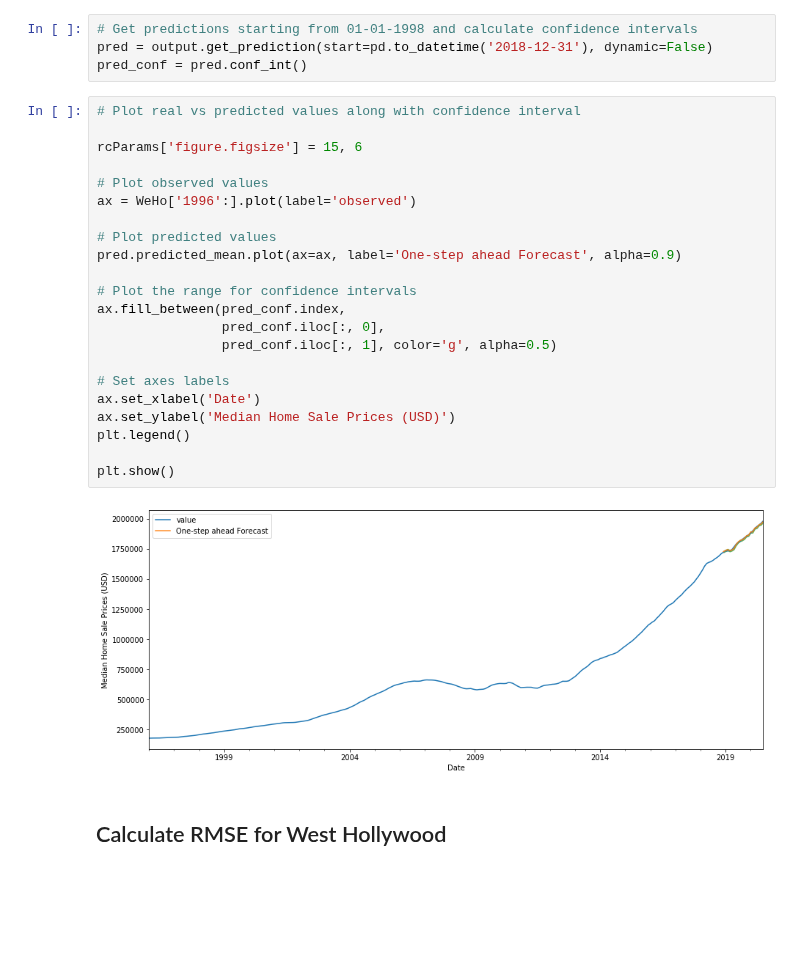
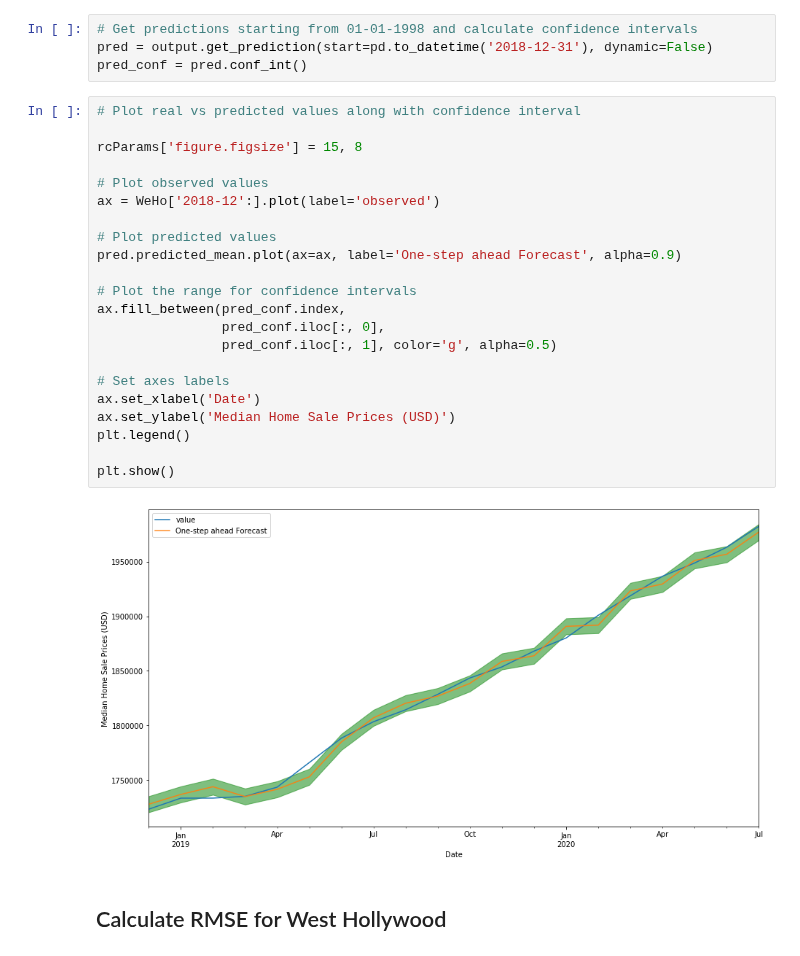
Before and after one commit to JessicaFB/Apple-vs-Android-Twitter-NLP, a Jupyter notebook: starter_notebook.ipynb, the cells around one changed output. Drawn from its saved outputs; the diff is of its cells as text; blank space fills up the shorter version.

```diff
--- a/starter_notebook.ipynb
+++ b/starter_notebook.ipynb
@@ -457,27 +457,27 @@ pred_conf = pred.conf_int()
 # %%
 # Plot real vs predicted values along with confidence interval
 
-rcParams['figure.figsize'] = 15, 6
+rcParams['figure.figsize'] = 15, 8
 
 # Plot observed values
-ax = WeHo['1996':].plot(label='observed')
+ax = WeHo['2018-12':].plot(label='observed')
 
 # Plot predicted values
 pred.predicted_mean.plot(ax=ax, label='One-step ahead Forecast', alpha=0.9)
 
 # Plot the range for confidence intervals
 ax.fill_between(pred_conf.index,
                 pred_conf.iloc[:, 0],
                 pred_conf.iloc[:, 1], color='g', alpha=0.5)
 
 # Set axes labels
 ax.set_xlabel('Date')
 ax.set_ylabel('Median Home Sale Prices (USD)')
 plt.legend()
 
 plt.show()
 # %% [output]
-[figure, old version]
+[figure, new version]
 # %% [markdown]
 ## Calculate RMSE for West Hollywood
 # %%
```
Also changed, not shown: parts of 3 cells of this notebook, 4 other files.
